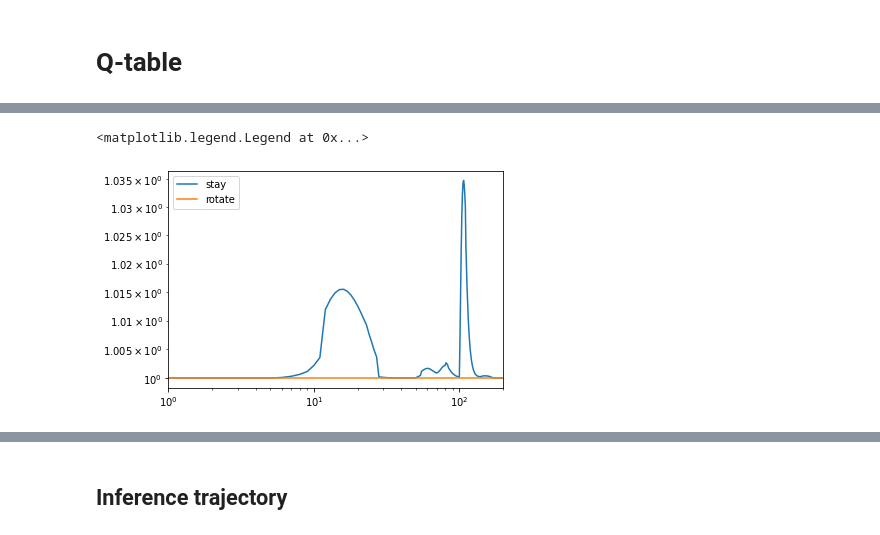
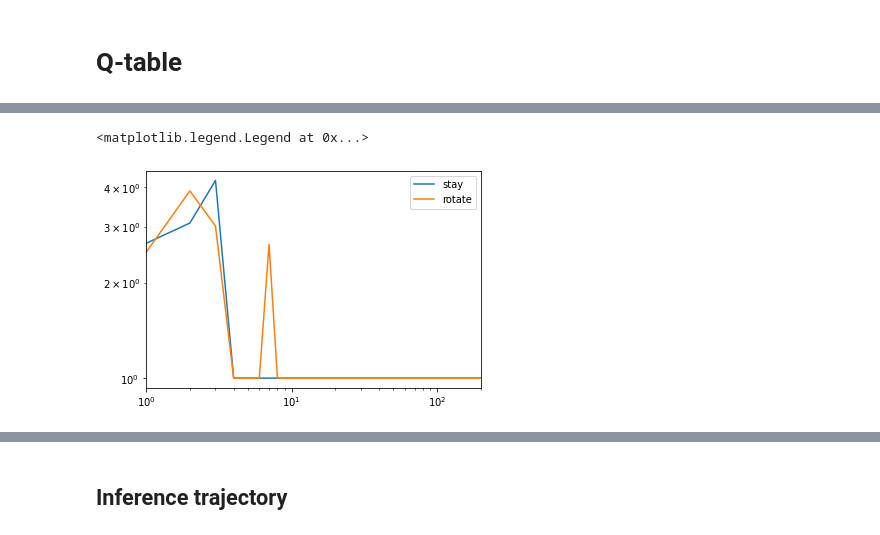
Before and after one commit to gorkamunoz/rl_opts, a Jupyter notebook: nbs/single_RL_walker.ipynb, the cells around one changed output, grey strips where cells are left out. Drawn from its saved outputs; the diff is of its cells as text; code cells hidden in the pictures.

```diff
--- a/nbs/single_RL_walker.ipynb
+++ b/nbs/single_RL_walker.ipynb
@@ -159,8 +181,8 @@ class Qtable_constraints:
 #%% ---------------------------------------------------------------------------
 # Parameters
 # -----------------------------------------------------------------------------
-episodes = 1000
-time_ep = 500
+episodes = 100
+time_ep = 5000
 # Learning_parameters
 learning_rate = 0.01
 egreedy = 1
@@ -170,15 +192,19 @@ egreedy_min = 0.1
 time_bins = min(time_ep, 1000)
 state_space = np.linspace(0, time_ep, time_bins)
 # %%
-agent = Qtable_constraints(state_space = time_bins,
+qtable = Qtable_constraints(state_space = time_bins,
                            action_space = 2,
                            alpha = 0.8,
                            gamma = 0.95,
                            egreedy= egreedy)
 
+agent = step_by_step_agent(policy = qtable,
+                           state_space = state_space)
+
 Nt = 1000
-N = 10000; T = int(1e4)
-L = 450
-at = 0.5
+L = 150
+at = 5
+Nt = 100
 
-env = target_env(Nt = 50, L = 100, boundary_condition = 'periodic', at = 0.1)
+env = target_env(Nt = Nt, L = L, boundary_condition = 'periodic', at = at)
+plt.scatter(env.target_positions[:, 0], env.target_positions[:, 1], c = 'C1', marker='.', s = np.pi*env.at**2)
@@ -197,11 +226,13 @@ for e in tqdm(range(episodes)):
 
         pos_agent[e, t, :] = env.agent_pos.clone()
 
-        state = np.argwhere((state_space - env.agent_state) <= 0)[-1]
 
-        action = agent.act(state)
-        env.update_pos(action)
-        state = env.agent_state
+        state = int(np.argwhere((agent.state_space - agent.agent_state) <= 0)[-1])
+
+        action, direction = agent.act()
+
+        env.update_pos(direction)
+
 
         reward = env.check_encounter()
 
@@ -210,6 +241,7 @@ for e in tqdm(range(episodes)):
 
         if reward == 1:
             step_r.append(state)
+            agent.agent_state = 0
 
         if action == 0:
             step_length[-1] += 1
@@ -217,11 +249,12 @@ for e in tqdm(range(episodes)):
             step_length.append(1)
 
         # update q-matrix
-        next_state = np.argwhere((state_space - state) <= 0)[-1]
-        agent.update_Q(state, next_state, action, reward)
-        agent.update_V(next_state, reward)
+        next_state = int(np.argwhere((agent.state_space - agent.agent_state) <= 0)[-1])
+        agent.policy.update_Q(state, next_state, action, reward)
+        agent.policy.update_V(next_state, reward)
 
-        if agent.egreedy > egreedy_min:
-            agent.egreedy *= egreedy_decay
+        if agent.policy.egreedy > egreedy_min:
+            agent.policy.egreedy *= egreedy_decay
+
 
     steps.append(step_length)
@@ -244,8 +268,8 @@ plt.hist(step_r, bins = 30)
 # %%
-plt.loglog(agent.Q[:, 0]+1, label = 'stay');
-plt.plot(agent.Q[:, 1]+1, label = 'rotate');
+plt.loglog(agent.policy.Q[:, 0]+1, label = 'stay');
+plt.plot(agent.policy.Q[:, 1]+1, label = 'rotate');
 plt.xlim(1, 200)
 plt.legend()
 # %% [output]
 <matplotlib.legend.Legend at 0x...>
-[figure, old version]
+[figure, new version]
```
Also changed, not shown: parts of 13 cells of this notebook, 2 other files.
